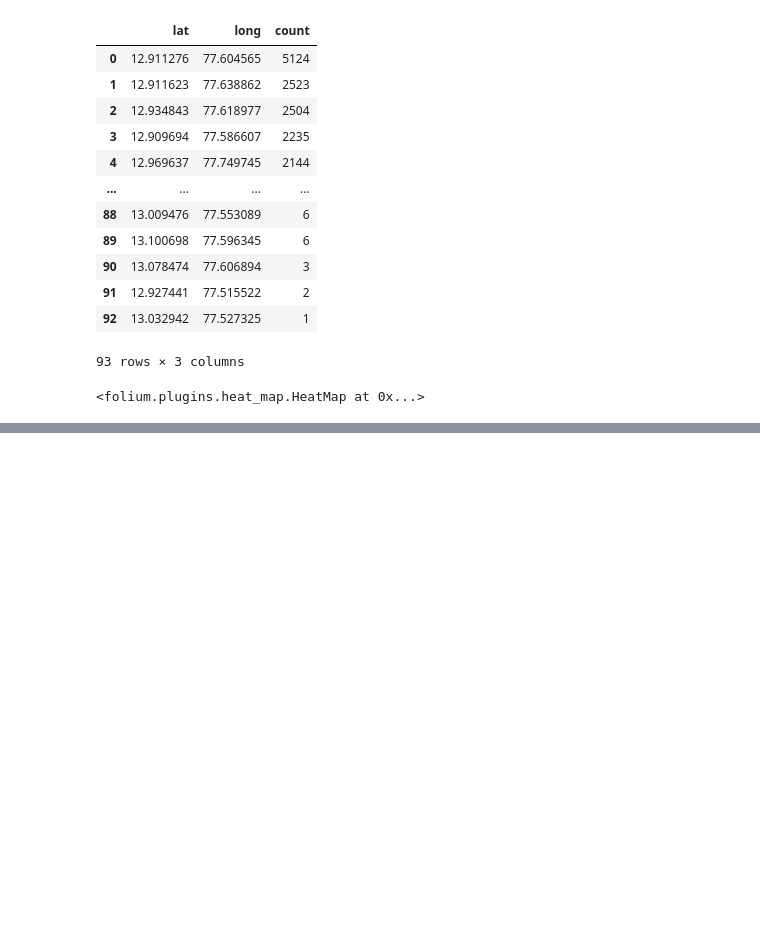
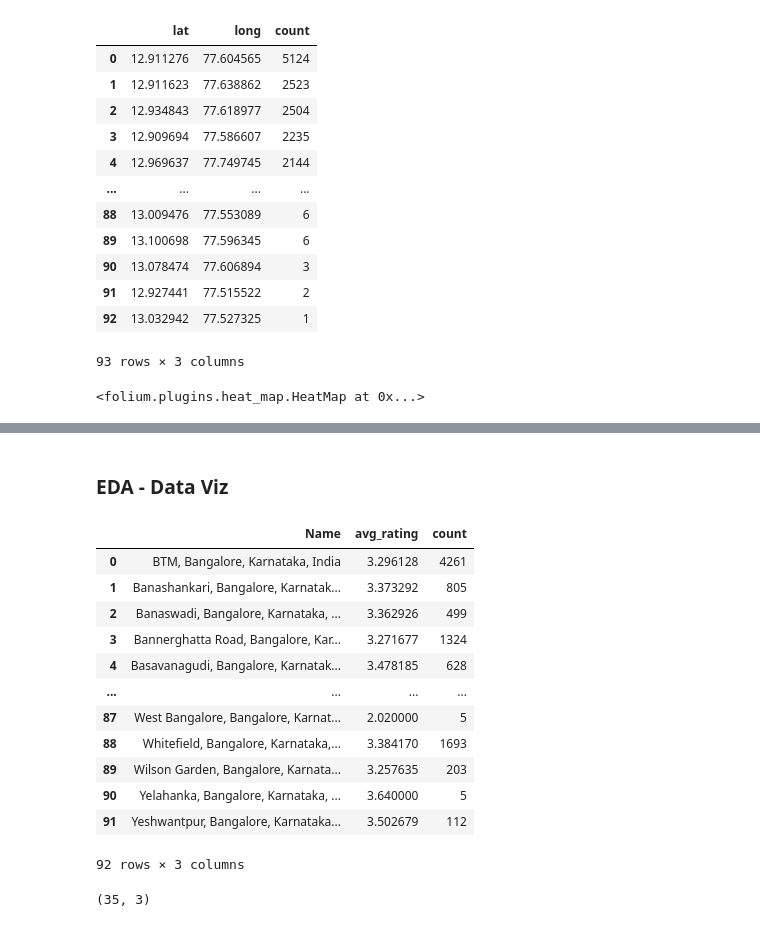
Before and after one commit to AneleDlamini/ZomatoGeospatialAnalysis, a Jupyter notebook: Zomato Project.ipynb, the cells around one changed output, grey strips where cells are left out. Drawn from its saved outputs; the diff is of its cells as text; code cells hidden in the pictures; blank space fills up the shorter version.

```diff
--- a/Zomato Project.ipynb
+++ b/Zomato Project.ipynb
@@ -387,0 +476,2 @@ basemap
+# %%
+df['rating'] = df['rate'].str.replace('/5', '')
@@ -387,0 +493,2 @@ basemap
+# %%
+df['rating'] = df['rating'].astype(float)
@@ -387,0 +510,2 @@ basemap
+# %% [markdown]
+### EDA - Data Viz
@@ -387,0 +517,16 @@ basemap
+# %%
+group_df
+# %% [output]
+|  | Name | avg_rating | count |
+| 0 | BTM, Bangalore, Karnataka, India | 3.296128 | 4261 |
+| 1 | Banashankari, Bangalore, Karnatak... | 3.373292 | 805 |
+| 2 | Banaswadi, Bangalore, Karnataka, ... | 3.362926 | 499 |
+| 3 | Bannerghatta Road, Bangalore, Kar... | 3.271677 | 1324 |
+| 4 | Basavanagudi, Bangalore, Karnatak... | 3.478185 | 628 |
+| ... | ... | ... | ... |
+| 87 | West Bangalore, Bangalore, Karnat... | 2.020000 | 5 |
+| 88 | Whitefield, Bangalore, Karnataka,... | 3.384170 | 1693 |
+| 89 | Wilson Garden, Bangalore, Karnata... | 3.257635 | 203 |
+| 90 | Yelahanka, Bangalore, Karnataka, ... | 3.640000 | 5 |
+| 91 | Yeshwantpur, Bangalore, Karnataka... | 3.502679 | 112 |
+92 rows × 3 columns
@@ -387,0 +536,4 @@ basemap
+# %%
+temp_df.shape
+# %% [output]
+(35, 3)
```
Also changed, not shown: parts of 29 cells of this notebook.
